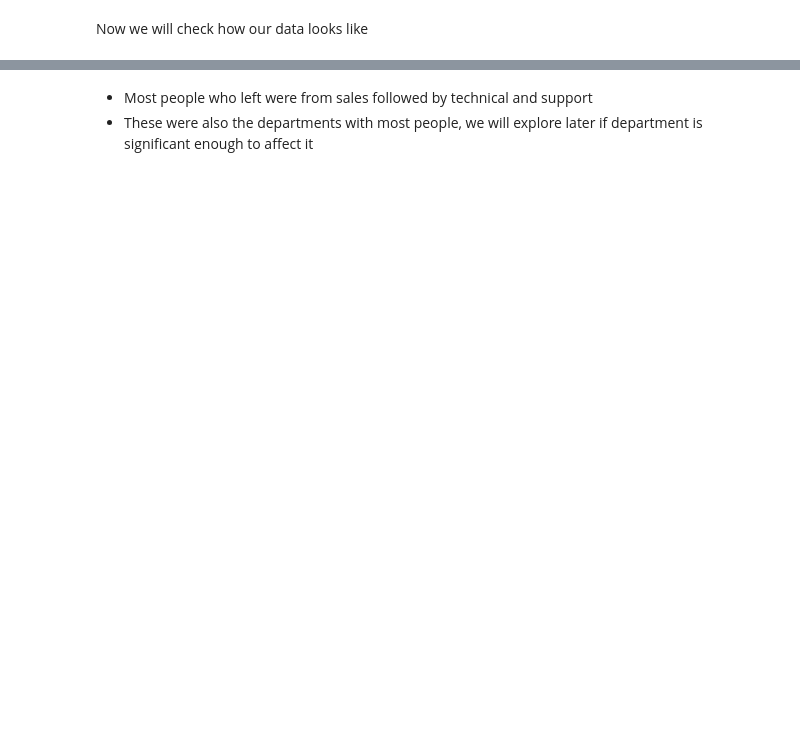
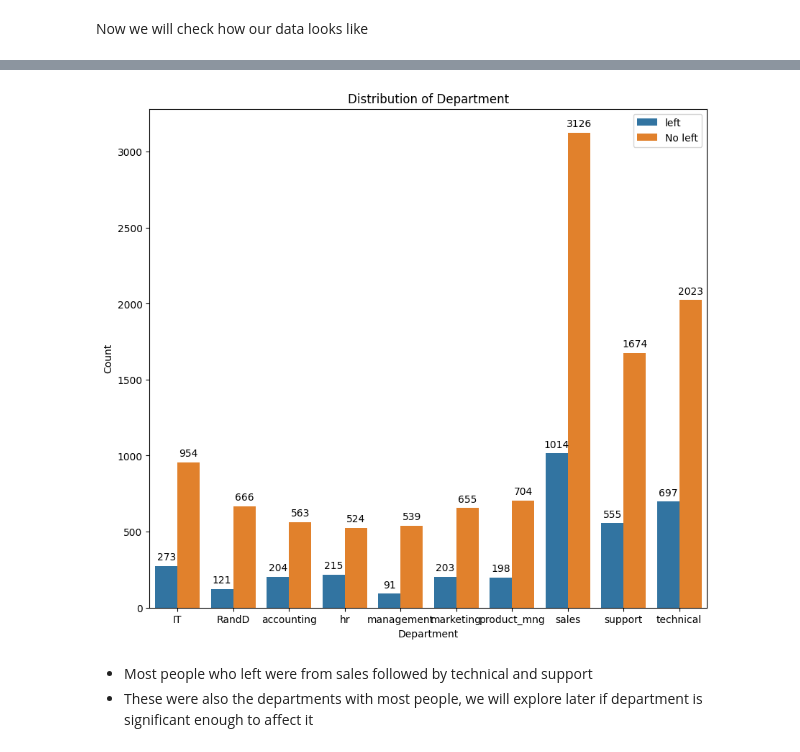
Before and after one commit to DGayer93/HR_Analytics_Project, a Jupyter notebook: hr_analytics.ipynb, the cells around one changed output, grey strips where cells are left out. Cells and saved outputs as stored; diff of their text form; code cells hidden in the pictures; blank space fills up the shorter version.

```diff
--- a/hr_analytics.ipynb
+++ b/hr_analytics.ipynb
@@ -104,5 +159,7 @@ cat_column_plotter(df,cat_columns[0],binary_columns[0])
 # %%
-cat_column_plotter(df,cat_columns[0],binary_columns[1])
+bar_plotter(df,cat_columns[0],binary_columns[1])
+# %% [output]
+[figure, added]
 # %% [markdown]
 - Most people who left were from sales followed by technical and support
 - These were also the departments with most people, we will explore later if department is significant enough to affect it
```
Also changed, not shown: parts of 37 cells of this notebook.
